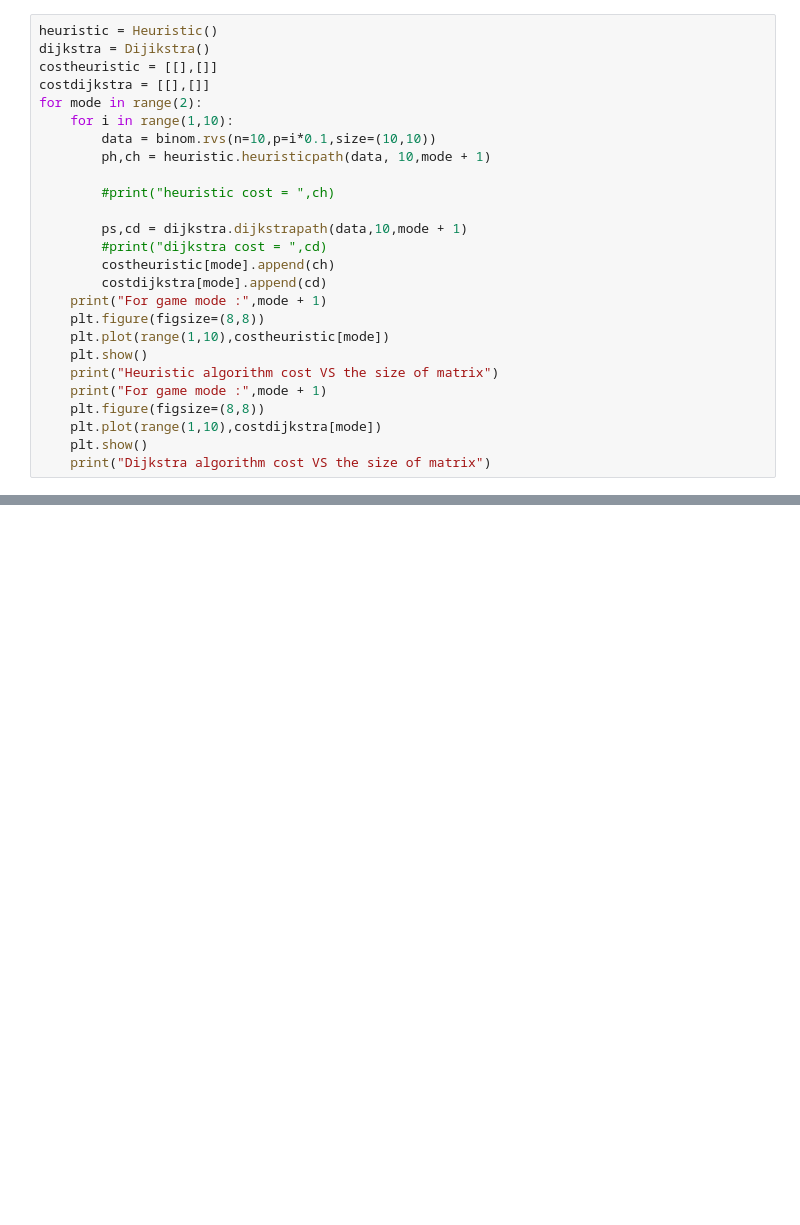
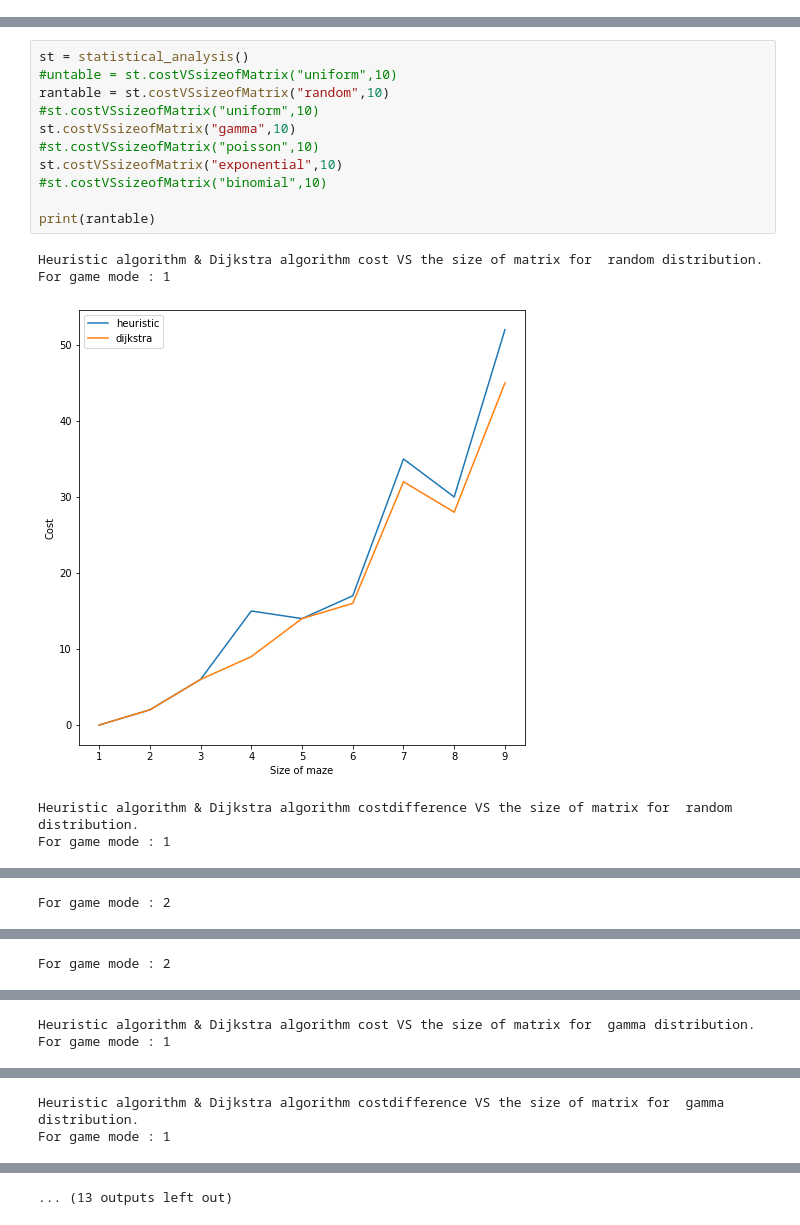
Before and after one commit to RachanaBhankur/IN3063-INM702-Mathematics-and-Programming-for-AI, a Jupyter notebook: Task 1 _ Create N variable.ipynb, the cells around one changed output, grey strips where cells are left out. Saved outputs shown, nothing was run; the diff lists cells and outputs as text; blank space fills up the shorter version.

```diff
--- a/Task 1 _ Create N variable.ipynb
+++ b/Task 1 _ Create N variable.ipynb
@@ -480,26 +0,0 @@ Dijkstra algorithm cost VS the size of matrix
-# %%
-heuristic = Heuristic()
-dijkstra = Dijikstra()
-costheuristic = [[],[]]
-costdijkstra = [[],[]]
-for mode in range(2):
-    for i in range(1,10):
-        data = binom.rvs(n=10,p=i*0.1,size=(10,10))
-        ph,ch = heuristic.heuristicpath(data, 10,mode + 1)
-
-        #print("heuristic cost = ",ch)
-
-        ps,cd = dijkstra.dijkstrapath(data,10,mode + 1)
-        #print("dijkstra cost = ",cd)
-        costheuristic[mode].append(ch)
-        costdijkstra[mode].append(cd)
-    print("For game mode :",mode + 1)
-    plt.figure(figsize=(8,8))
-    plt.plot(range(1,10),costheuristic[mode])
-    plt.show()
-    print("Heuristic algorithm cost VS the size of matrix")
-    print("For game mode :",mode + 1)
-    plt.figure(figsize=(8,8))
-    plt.plot(range(1,10),costdijkstra[mode])
-    plt.show()
-    print("Dijkstra algorithm cost VS the size of matrix")
@@ -518,0 +489,17 @@ Dijkstra algorithm cost VS the size of matrix
+# %%
+st = statistical_analysis()
+#untable = st.costVSsizeofMatrix("uniform",10)
+rantable = st.costVSsizeofMatrix("random",10)
+#st.costVSsizeofMatrix("uniform",10)
+st.costVSsizeofMatrix("gamma",10)
+#st.costVSsizeofMatrix("poisson",10)
+st.costVSsizeofMatrix("exponential",10)
+#st.costVSsizeofMatrix("binomial",10)
+
+print(rantable)
+# %% [output]
+Heuristic algorithm & Dijkstra algorithm cost VS the size of matrix for  random distribution.
+For game mode : 1
+[figure, added]
+Heuristic algorithm & Dijkstra algorithm costdifference VS the size of matrix for  random distribution.
+For game mode : 1
@@ -518,0 +507 @@ Dijkstra algorithm cost VS the size of matrix
+For game mode : 2
@@ -518,0 +509 @@ Dijkstra algorithm cost VS the size of matrix
+For game mode : 2
@@ -518,0 +511,2 @@ Dijkstra algorithm cost VS the size of matrix
+Heuristic algorithm & Dijkstra algorithm cost VS the size of matrix for  gamma distribution.
+For game mode : 1
@@ -518,0 +514,2 @@ Dijkstra algorithm cost VS the size of matrix
+Heuristic algorithm & Dijkstra algorithm costdifference VS the size of matrix for  gamma distribution.
+For game mode : 1
@@ -518,0 +517 @@ Dijkstra algorithm cost VS the size of matrix
+... (13 outputs left out)
```
Also changed, not shown: parts of 49 cells of this notebook.
